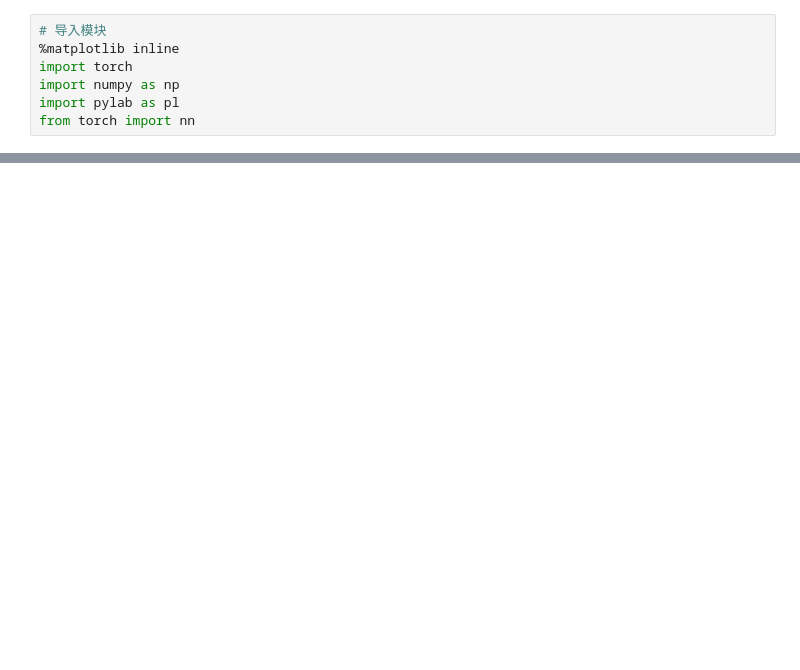
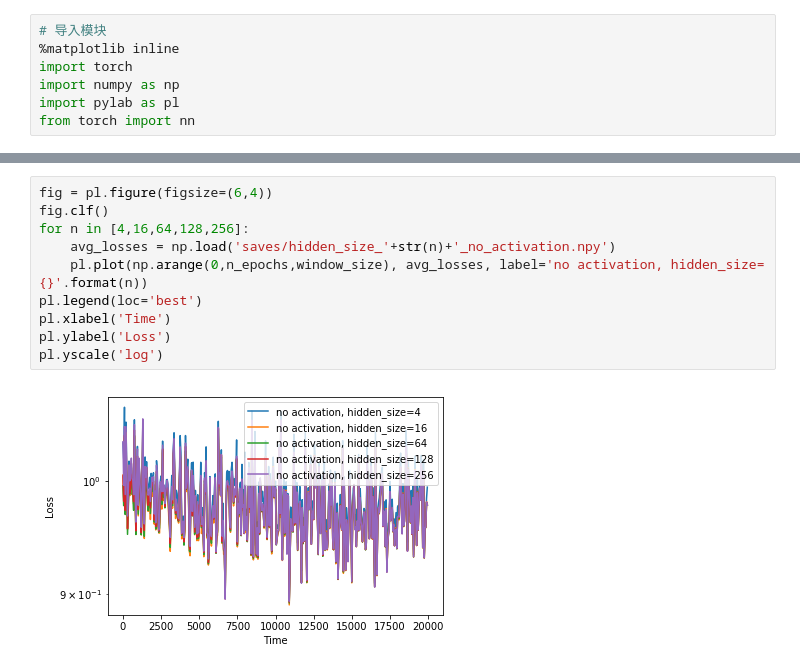
Before and after one commit to morningmorningwind/designing-neural-networks-from-scratch, a Jupyter notebook: code/ch2-linear-layer.ipynb, the cells around one changed output, grey strips where cells are left out. Cells and saved outputs as stored; diff of their text form; blank space fills up the shorter version.

```diff
--- a/code/ch2-linear-layer.ipynb
+++ b/code/ch2-linear-layer.ipynb
@@ -160,0 +168,12 @@ len(np.arange(0,len(Losses),window_size))
+# %%
+fig = pl.figure(figsize=(6,4))
+fig.clf()
+for n in [4,16,64,128,256]:
+    avg_losses = np.load('saves/hidden_size_'+str(n)+'_no_activation.npy')
+    pl.plot(np.arange(0,n_epochs,window_size), avg_losses, label='no activation, hidden_size={}'.format(n))
+pl.legend(loc='best')
+pl.xlabel('Time')
+pl.ylabel('Loss')
+pl.yscale('log')
+# %% [output]
+[figure, added]
```
Also changed, not shown: parts of 14 cells of this notebook, 31 other files.
